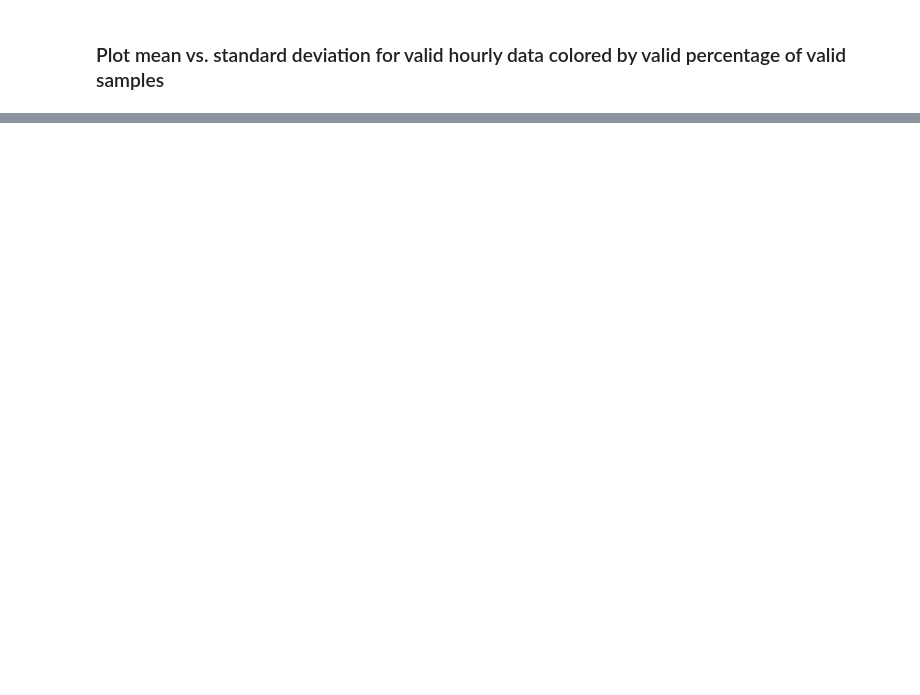
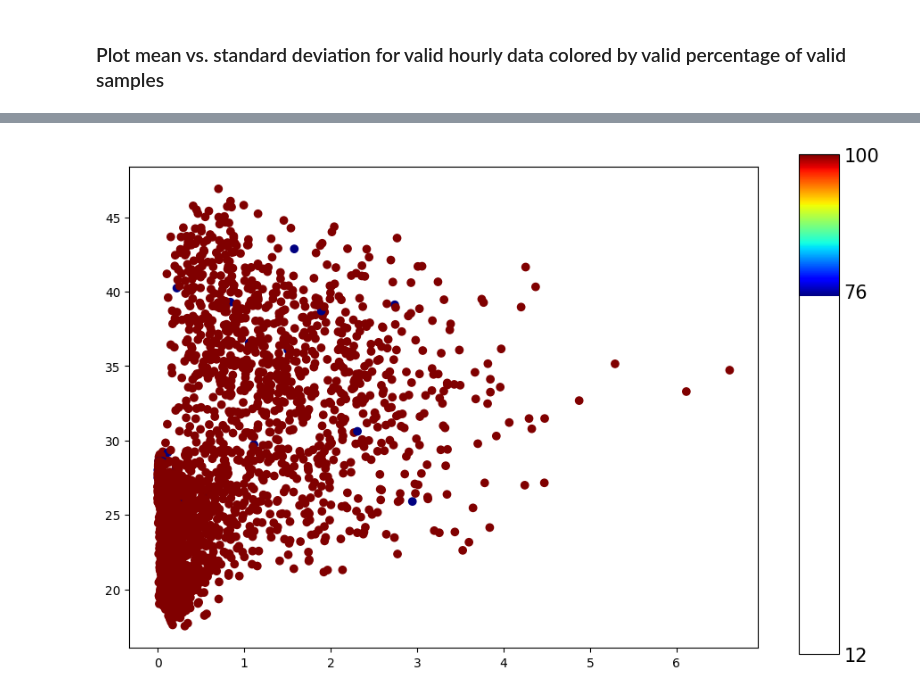
Before and after one commit to campofernando/lcqar-low-cost-monit-proc, a Jupyter notebook: field-data-treatment-Diamante_O3.ipynb, the cells around one changed output, grey strips where cells are left out. Cells and saved outputs as stored; diff of their text form; code cells hidden in the pictures; blank space fills up the shorter version.

```diff
--- a/field-data-treatment-Diamante_O3.ipynb
+++ b/field-data-treatment-Diamante_O3.ipynb
@@ -553,0 +319,4 @@ See the caveats in the documentation: https://pandas.pydata.org/pandas-docs/stab
+# %%
+sensor_analysis.plot_mean_vs_std(valid_dataframe_2)
+# %% [output]
+[figure, added]
```
Also changed, not shown: parts of 57 cells of this notebook.
